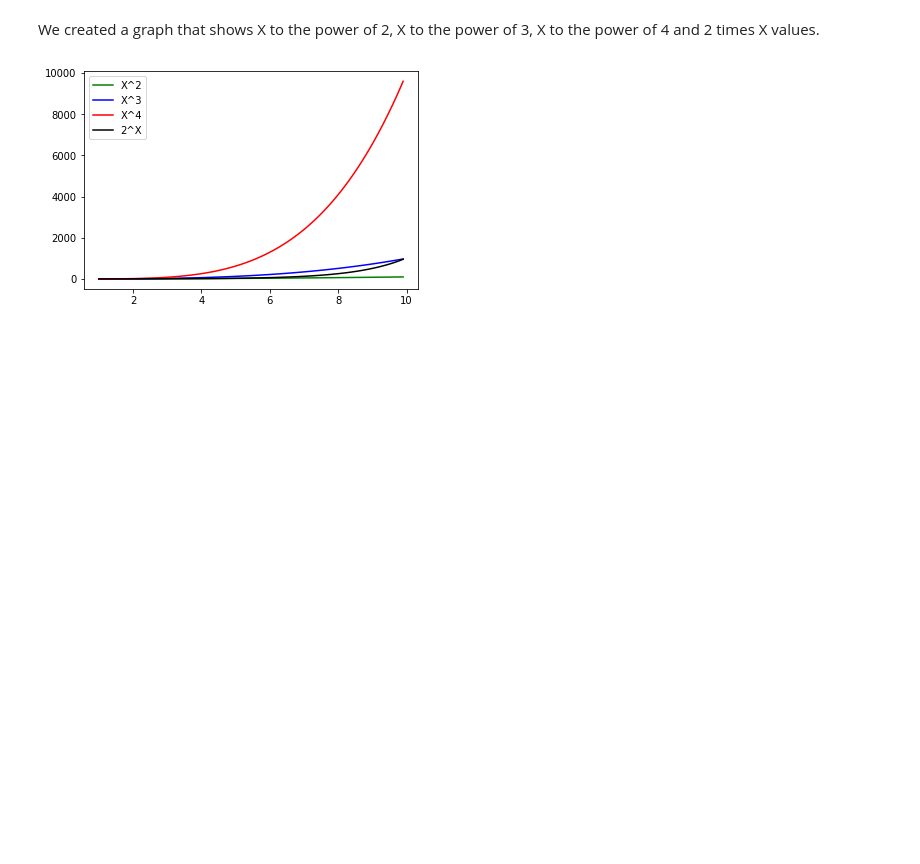
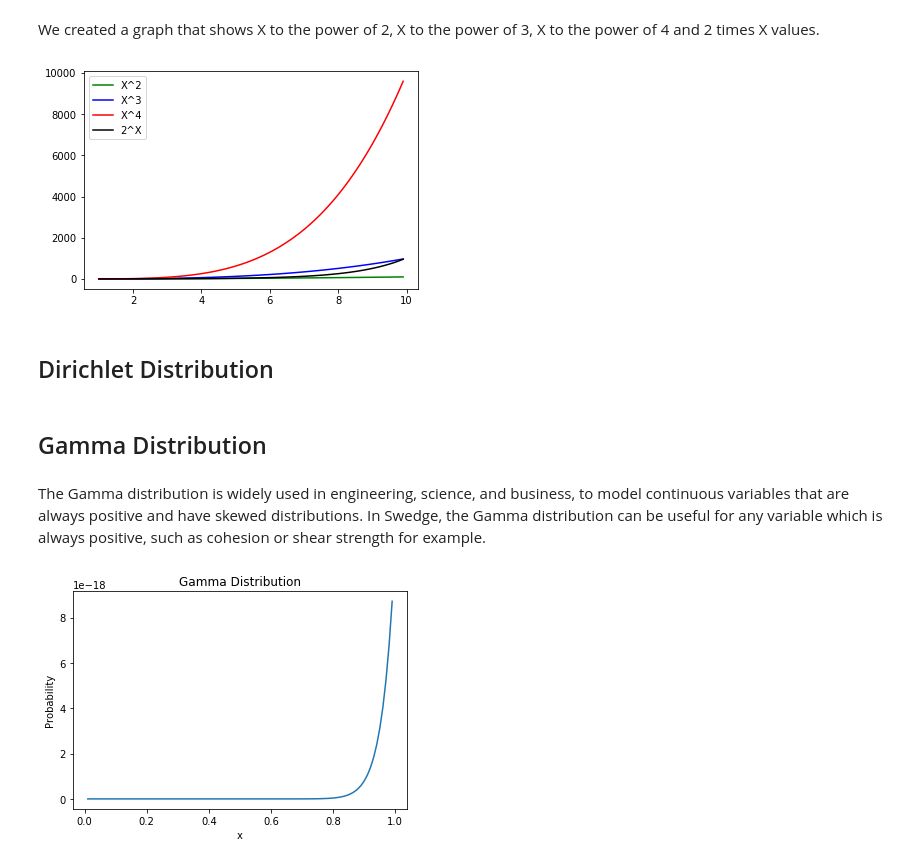
Before and after one commit to Michael-Kidd/4th-Year---Emerging-Technology, a Jupyter notebook: numpy-random.ipynb, the cells around one changed output. Saved outputs shown, nothing was run; the diff lists cells and outputs as text; code cells hidden in the pictures; blank space fills up the shorter version.

```diff
--- a/numpy-random.ipynb
+++ b/numpy-random.ipynb
@@ -85,3 +90,28 @@ plt.legend()
 plt.show()
 # %% [output]
 [figure]
+# %% [markdown]
+## Dirichlet Distribution
+# %% [markdown]
+## Gamma Distribution
+# %% [markdown]
+The Gamma distribution is widely used in engineering, science, and business, to model continuous variables that are always positive and have skewed distributions. In Swedge, the Gamma distribution can be useful for any variable which is always positive, such as cohesion or shear strength for example.
+# %%
+import scipy.stats as stats
+
+a = 0.5
+b = 0.5
+
+x = np.arange(0.01, 1, 0.01)
+y = stats.gamma.pdf(x, a=29, scale=0.33333)
+
+plt.plot(x, y)
+
+plt.title('Gamma Distribution')
+
+plt.xlabel('x')
+plt.ylabel('Probability')
+
+plt.show()
+# %% [output]
+[figure, added]
```
Also changed, not shown: parts of 8 cells of this notebook.
